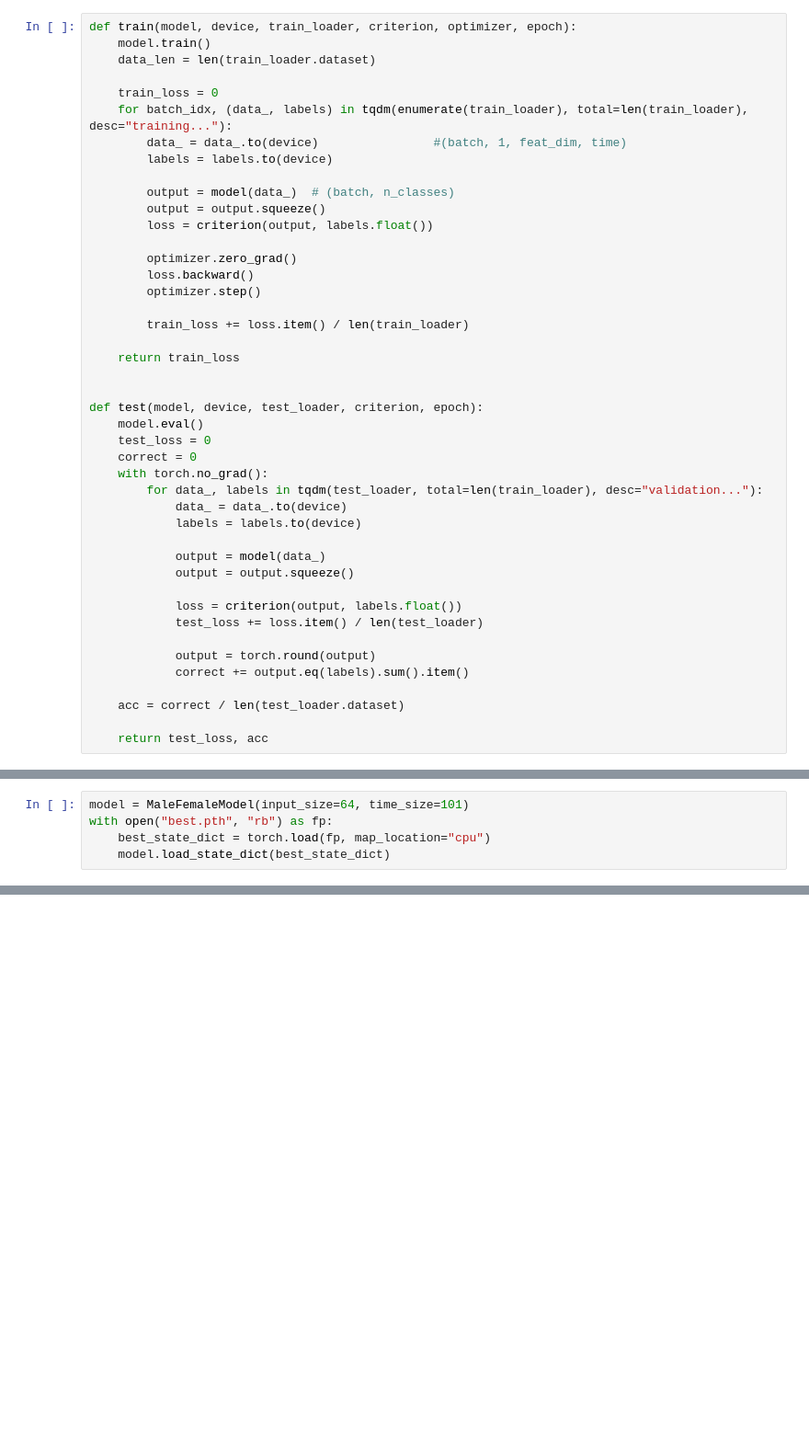
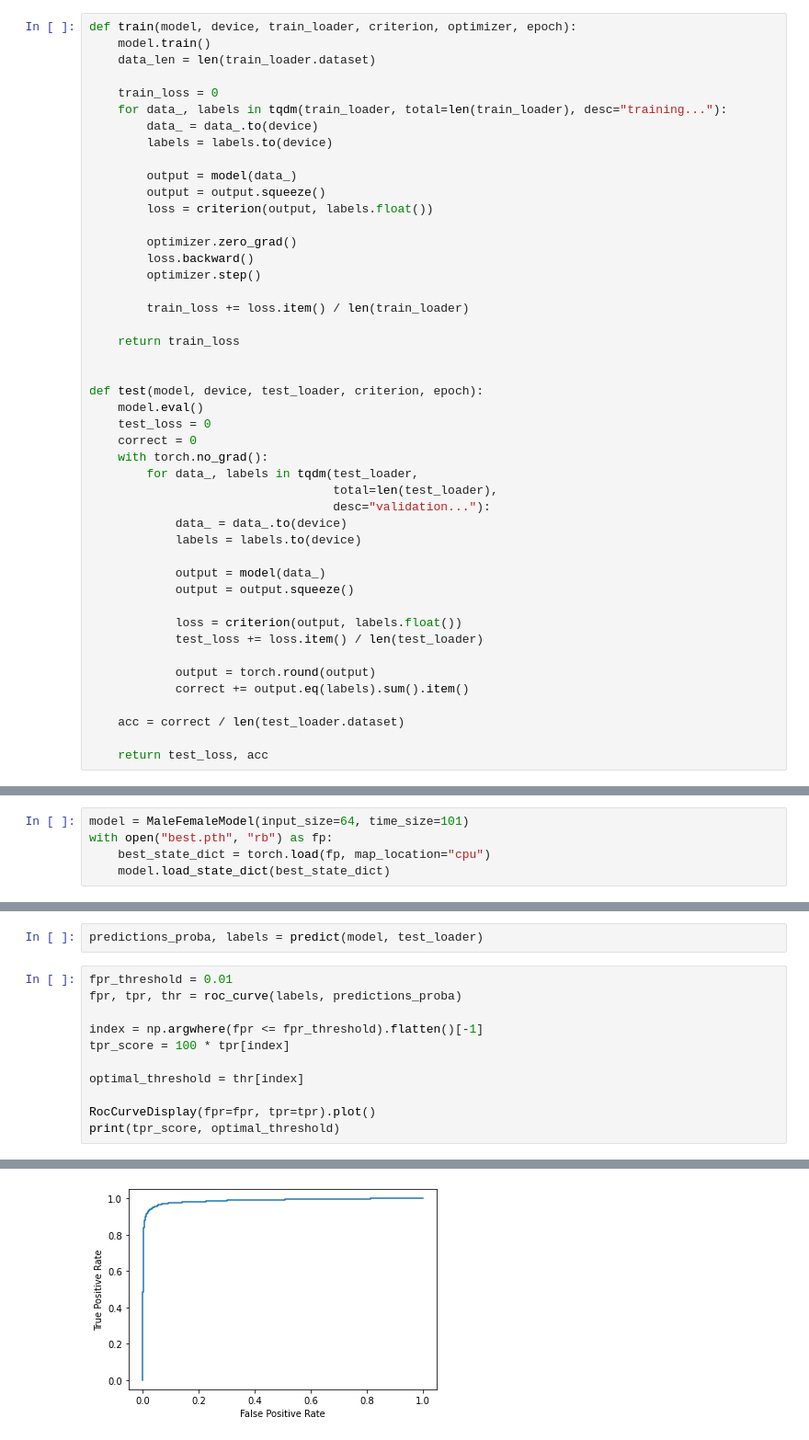
Before and after one commit to ViktorRoy94/made_final_project_test, a Jupyter notebook: notebooks/EDA.ipynb, the cells around one changed output, grey strips where cells are left out. Shown at 92% size. Saved outputs shown, nothing was run; the diff lists cells and outputs as text; blank space fills up the shorter version.

Commit message:
Add final prediction and some notes

```diff
--- a/notebooks/EDA.ipynb
+++ b/notebooks/EDA.ipynb
@@ -237,11 +241,11 @@ def train(model, device, train_loader, criterion, optimizer, epoch):
     data_len = len(train_loader.dataset)
 
     train_loss = 0
-    for batch_idx, (data_, labels) in tqdm(enumerate(train_loader), total=len(train_loader), desc="training..."):
-        data_ = data_.to(device)                #(batch, 1, feat_dim, time)
+    for data_, labels in tqdm(train_loader, total=len(train_loader), desc="training..."):
+        data_ = data_.to(device)
         labels = labels.to(device)
 
-        output = model(data_)  # (batch, n_classes)
+        output = model(data_)
         output = output.squeeze()
         loss = criterion(output, labels.float())
 
@@ -259,7 +263,9 @@ def test(model, device, test_loader, criterion, epoch):
     test_loss = 0
     correct = 0
     with torch.no_grad():
-        for data_, labels in tqdm(test_loader, total=len(train_loader), desc="validation..."):
+        for data_, labels in tqdm(test_loader,
+                                  total=len(test_loader),
+                                  desc="validation..."):
             data_ = data_.to(device)
             labels = labels.to(device)
 
@@ -359,0 +346,14 @@ print(f"F1 Score:\t{f1_score}")
+# %%
+predictions_proba, labels = predict(model, test_loader)
+# %%
+fpr_threshold = 0.01
+fpr, tpr, thr = roc_curve(labels, predictions_proba)
+
+index = np.argwhere(fpr <= fpr_threshold).flatten()[-1]
+tpr_score = 100 * tpr[index]
+
+optimal_threshold = thr[index]
+
+RocCurveDisplay(fpr=fpr, tpr=tpr).plot()
+print(tpr_score, optimal_threshold)
+# %% [output]
@@ -359,0 +361 @@ print(f"F1 Score:\t{f1_score}")
+[figure, added]
```
Also changed, not shown: parts of 21 cells of this notebook.
